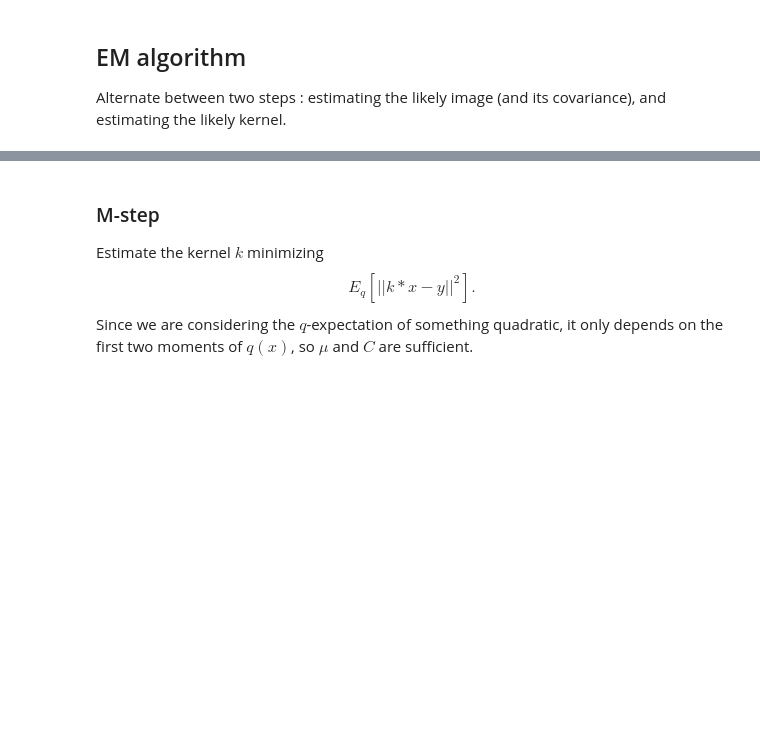
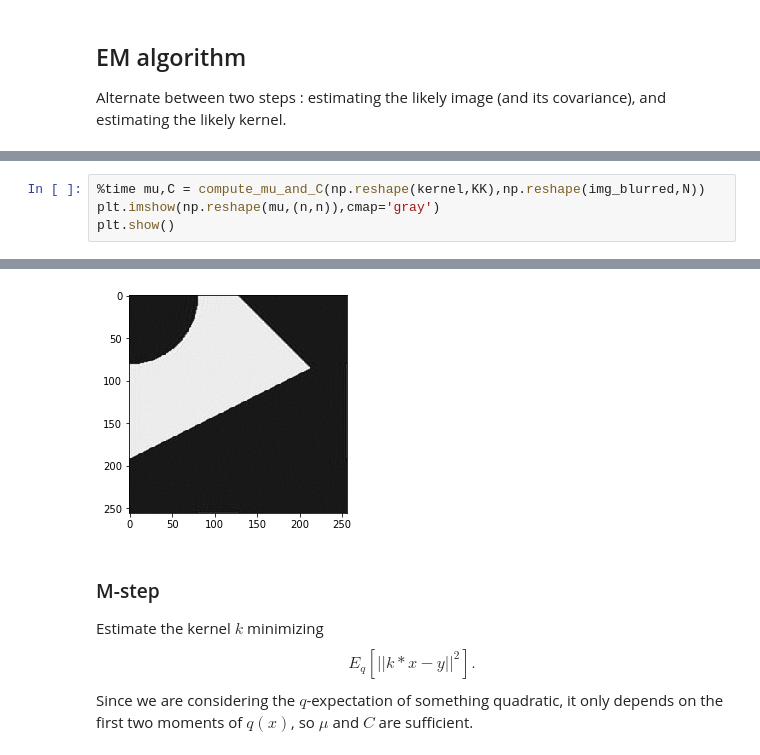
Before and after one commit to athibaul/donnees17-at, a Jupyter notebook: 171230_deconv_gaussian.ipynb, the cells around one changed output, grey strips where cells are left out. Drawn from its saved outputs; the diff is of its cells as text; blank space fills up the shorter version.

```diff
--- a/171230_deconv_gaussian.ipynb
+++ b/171230_deconv_gaussian.ipynb
@@ -71,0 +129,5 @@ for i in range(n-1):
+# %%
+%time mu,C = compute_mu_and_C(np.reshape(kernel,KK),np.reshape(img_blurred,N))
+plt.imshow(np.reshape(mu,(n,n)),cmap='gray')
+plt.show()
+# %% [output]
@@ -72,3 +135,4 @@ for i in range(n-1):
+[figure, added]
 # %% [markdown]
 ### M-step
 Estimate the kernel $k$ minimizing
```
Also changed, not shown: parts of 30 cells of this notebook, 12 other files.
